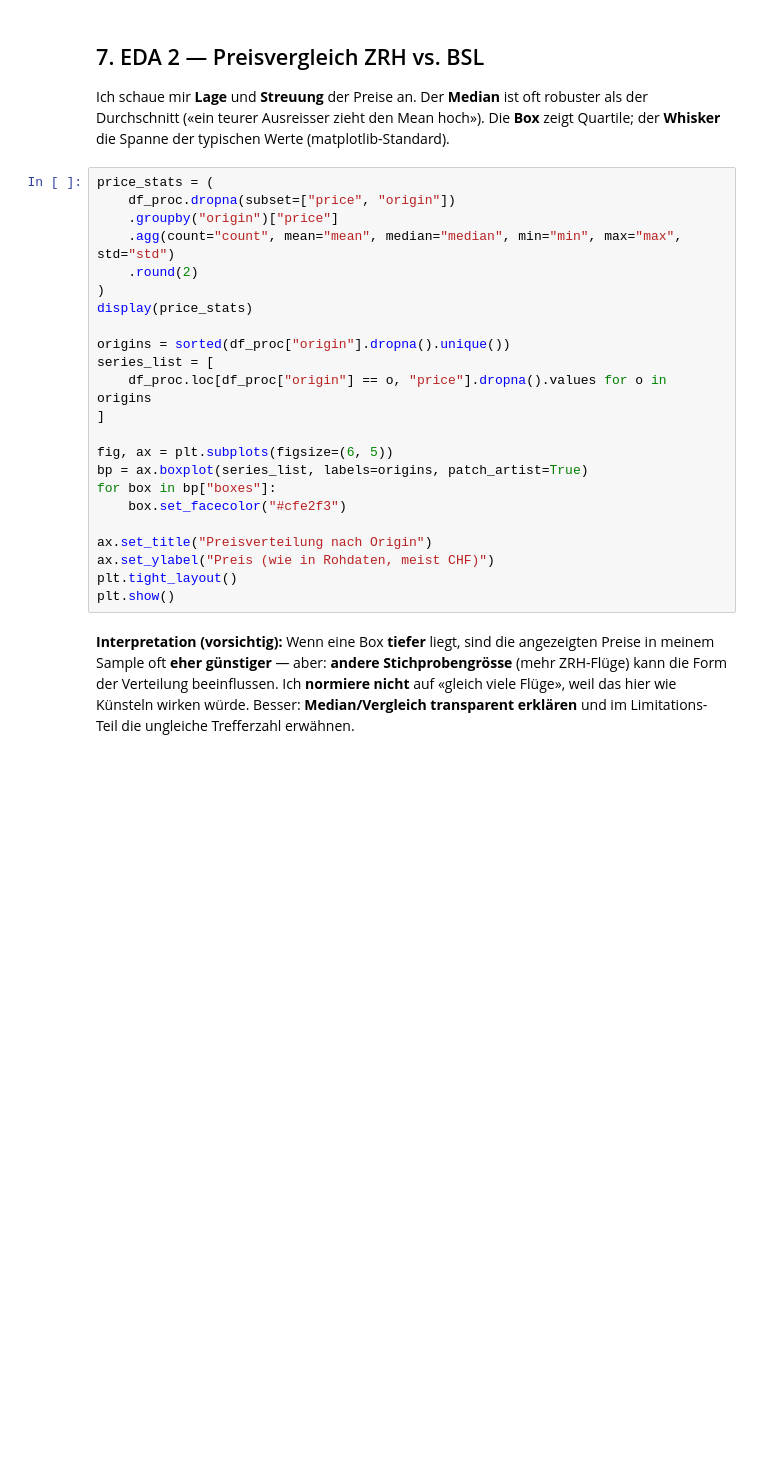
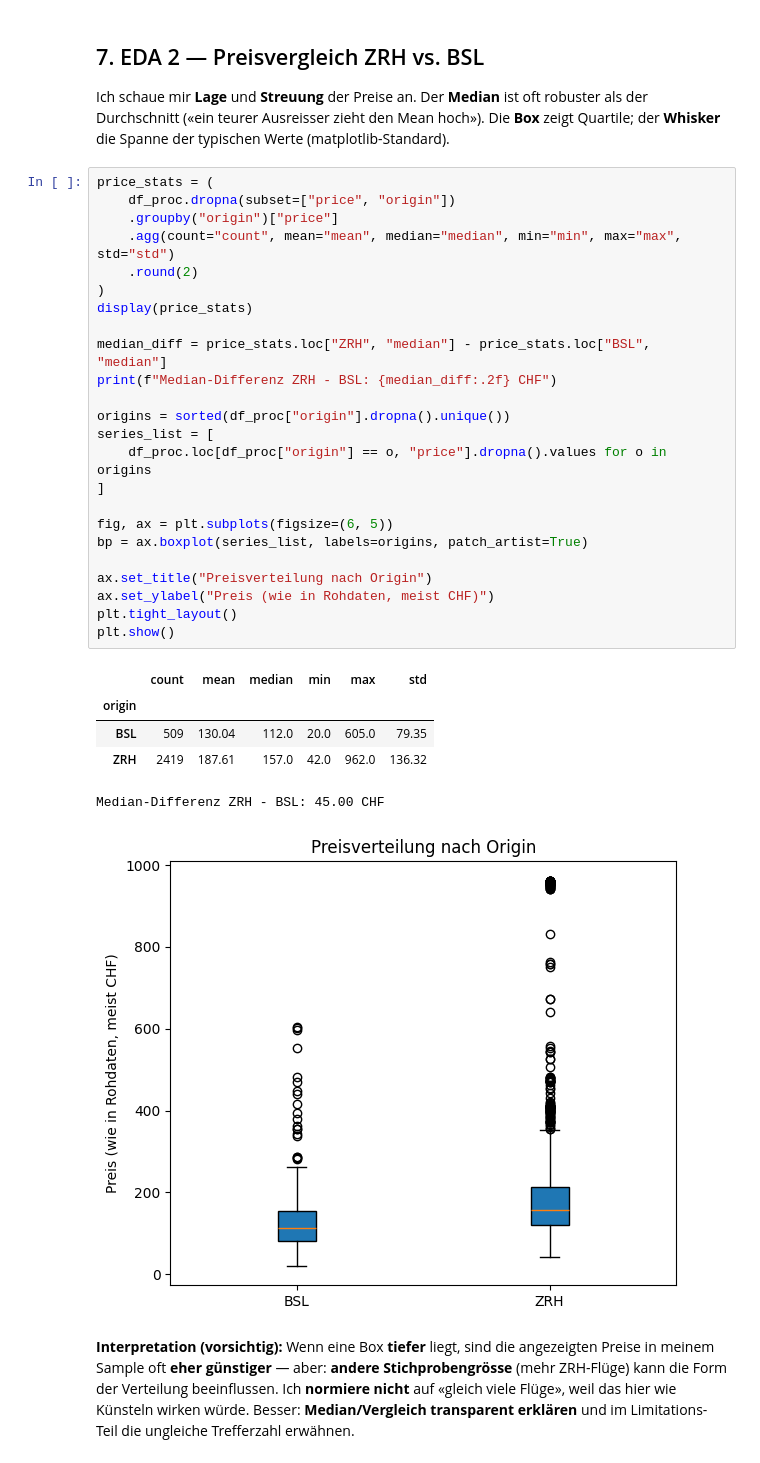
Before and after one commit to Mila19058/flight-price-scraper, a Jupyter notebook: flight-price-scraper/notebooks/01_eda.ipynb, the cells around one changed output. Cells and saved outputs as stored; diff of their text form; blank space fills up the shorter version.

```diff
--- a/flight-price-scraper/notebooks/01_eda.ipynb
+++ b/flight-price-scraper/notebooks/01_eda.ipynb
@@ -167,26 +258,34 @@ Ich schaue mir **Lage** und **Streuung** der Preise an. Der **Median** ist oft r
 # %%
 price_stats = (
     df_proc.dropna(subset=["price", "origin"])
     .groupby("origin")["price"]
     .agg(count="count", mean="mean", median="median", min="min", max="max", std="std")
     .round(2)
 )
 display(price_stats)
 
+median_diff = price_stats.loc["ZRH", "median"] - price_stats.loc["BSL", "median"]
+print(f"Median-Differenz ZRH - BSL: {median_diff:.2f} CHF")
+
 origins = sorted(df_proc["origin"].dropna().unique())
 series_list = [
     df_proc.loc[df_proc["origin"] == o, "price"].dropna().values for o in origins
 ]
 
 fig, ax = plt.subplots(figsize=(6, 5))
 bp = ax.boxplot(series_list, labels=origins, patch_artist=True)
-for box in bp["boxes"]:
-    box.set_facecolor("#cfe2f3")
 
 ax.set_title("Preisverteilung nach Origin")
 ax.set_ylabel("Preis (wie in Rohdaten, meist CHF)")
 plt.tight_layout()
 plt.show()
+# %% [output]
+|  | count | mean | median | min | max | std |
+| origin |  |  |  |  |  |  |
+| BSL | 509 | 130.04 | 112.0 | 20.0 | 605.0 | 79.35 |
+| ZRH | 2419 | 187.61 | 157.0 | 42.0 | 962.0 | 136.32 |
+Median-Differenz ZRH - BSL: 45.00 CHF
+[figure, added]
 # %% [markdown]
 **Interpretation (vorsichtig):** Wenn eine Box **tiefer** liegt, sind die angezeigten Preise in meinem Sample oft **eher günstiger** — aber: **andere Stichprobengrösse** (mehr ZRH-Flüge) kann die Form der Verteilung beeinflussen. Ich **normiere nicht** auf «gleich viele Flüge», weil das hier wie Künsteln wirken würde. Besser: **Median/Vergleich transparent erklären** und im Limitations-Teil die ungleiche Trefferzahl erwähnen.
 # %% [markdown]
```
Also changed, not shown: parts of 9 cells of this notebook, 2 other files.
